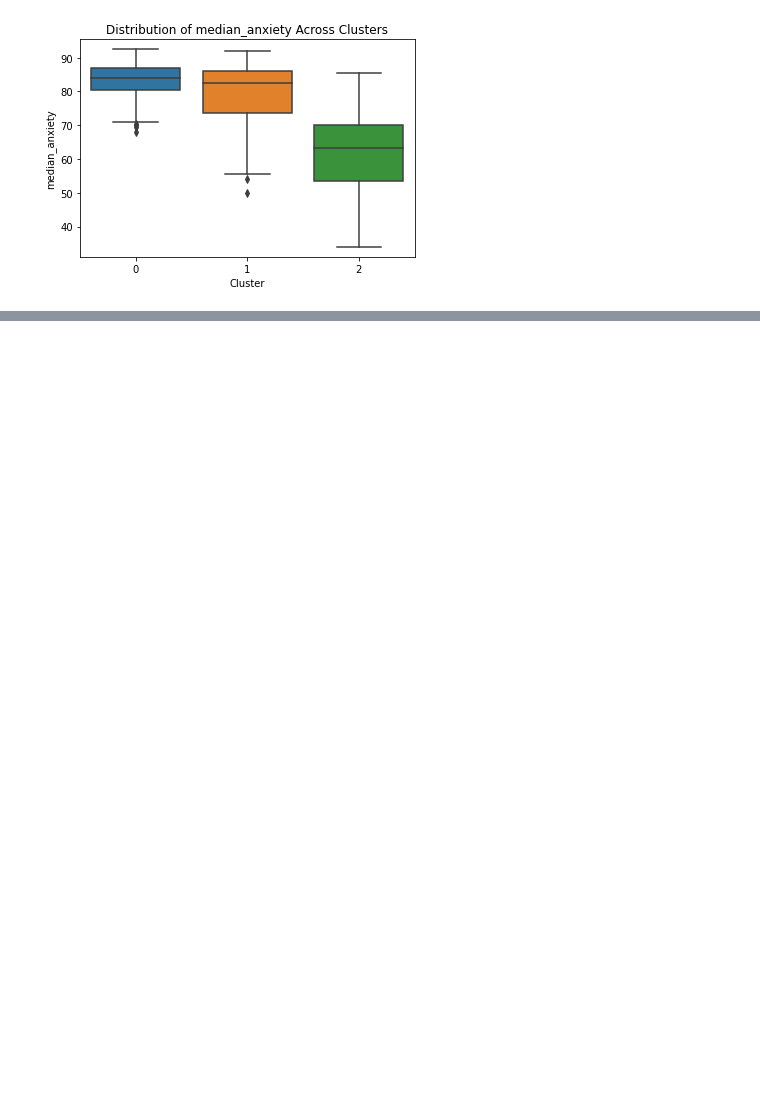
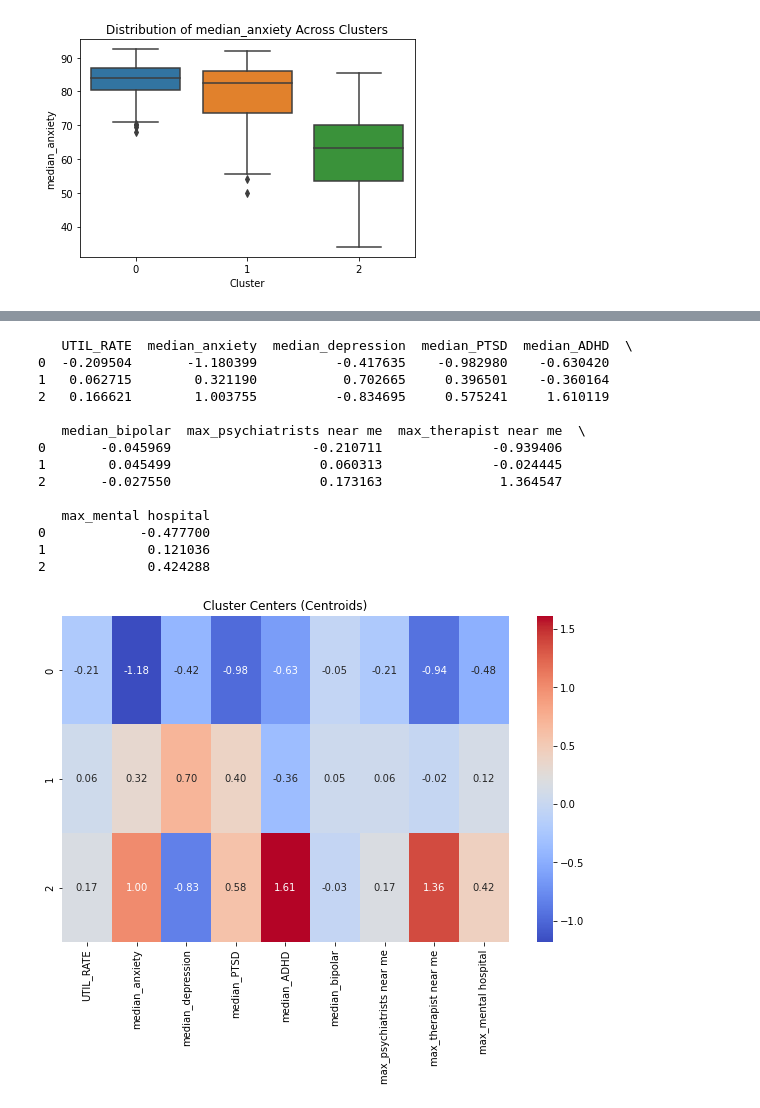
Before and after one commit to jonjonbinx1/GSMH, a Jupyter notebook: clustering_PCA/Feature Eng.ipynb, the cells around one changed output, grey strips where cells are left out. Saved outputs shown, nothing was run; the diff lists cells and outputs as text; code cells hidden in the pictures; blank space fills up the shorter version.

```diff
--- a/clustering_PCA/Feature Eng.ipynb
+++ b/clustering_PCA/Feature Eng.ipynb
@@ -213,0 +214,33 @@ print(importance_df)
+# %%
+import pandas as pd
+
+# Assuming `kmeans` is your fitted K-means model
+cluster_centers = pd.DataFrame(kmeans.cluster_centers_, columns=features)
+
+# Display cluster centers (features for each cluster)
+print(cluster_centers)
+
+import seaborn as sns
+import matplotlib.pyplot as plt
+
+# Plot heatmap of cluster centers
+plt.figure(figsize=(10, 6))
+sns.heatmap(cluster_centers, annot=True, cmap='coolwarm', fmt='.2f')
+plt.title('Cluster Centers (Centroids)')
+plt.show()
+# %% [output]
+   UTIL_RATE  median_anxiety  median_depression  median_PTSD  median_ADHD  \
+0  -0.209504       -1.180399          -0.417635    -0.982980    -0.630420
+1   0.062715        0.321190           0.702665     0.396501    -0.360164
+2   0.166621        1.003755          -0.834695     0.575241     1.610119
+
+   median_bipolar  max_psychiatrists near me  max_therapist near me  \
+0       -0.045969                  -0.210711              -0.939406
+1        0.045499                   0.060313              -0.024445
+2       -0.027550                   0.173163               1.364547
+
+   max_mental hospital
+0            -0.477700
+1             0.121036
+2             0.424288
+[figure, added]
```
Also changed, not shown: parts of 7 cells of this notebook.
